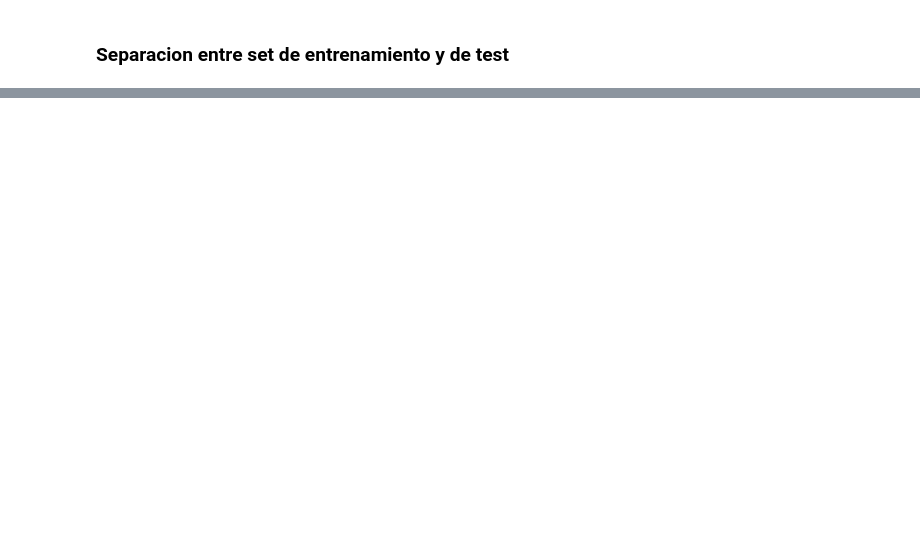
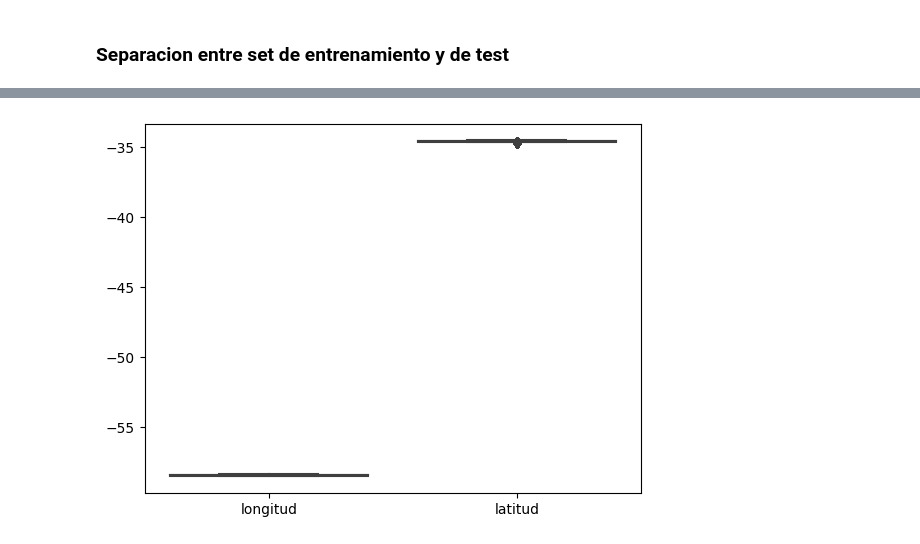
Before and after one commit to FranFiuba/7506R-2C2022-GRUPO02, a Jupyter notebook: 7506R_TP1_GRUPO02_ENTREGA.ipynb, the cells around one changed output, grey strips where cells are left out. Drawn from its saved outputs; the diff is of its cells as text; code cells hidden in the pictures; blank space fills up the shorter version.

```diff
--- a/7506R_TP1_GRUPO02_ENTREGA.ipynb
+++ b/7506R_TP1_GRUPO02_ENTREGA.ipynb
@@ -246,0 +172,10 @@ properati_df.groupby('barrio')['property_price'].agg([np.mean, np.median])
+# %%
+# Es evidente que hay propiedades localizadas por fuera de la ciudad de buenos aires por lo que vamos a filtrarlas
+
+longitud_filter = (df_properati["longitud"] <= -58 ) & (df_properati["longitud"] > -59)
+latitud_filter = (df_properati["latitud"] <= -34 ) & (df_properati["latitud"] > -35)
+df_properati = df_properati[latitud_filter & longitud_filter]
+sns.boxplot(data=df_properati[["longitud", "latitud"]])
+plt.show()
+# %% [output]
+[figure, added]
```
Also changed, not shown: parts of 67 cells of this notebook.
